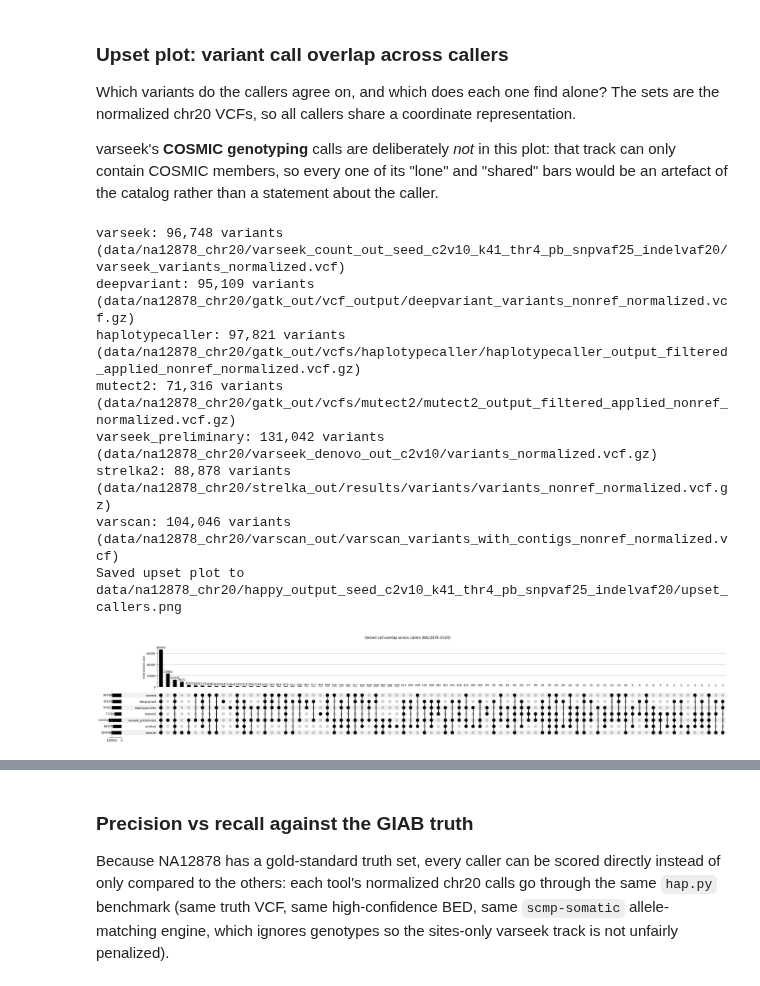
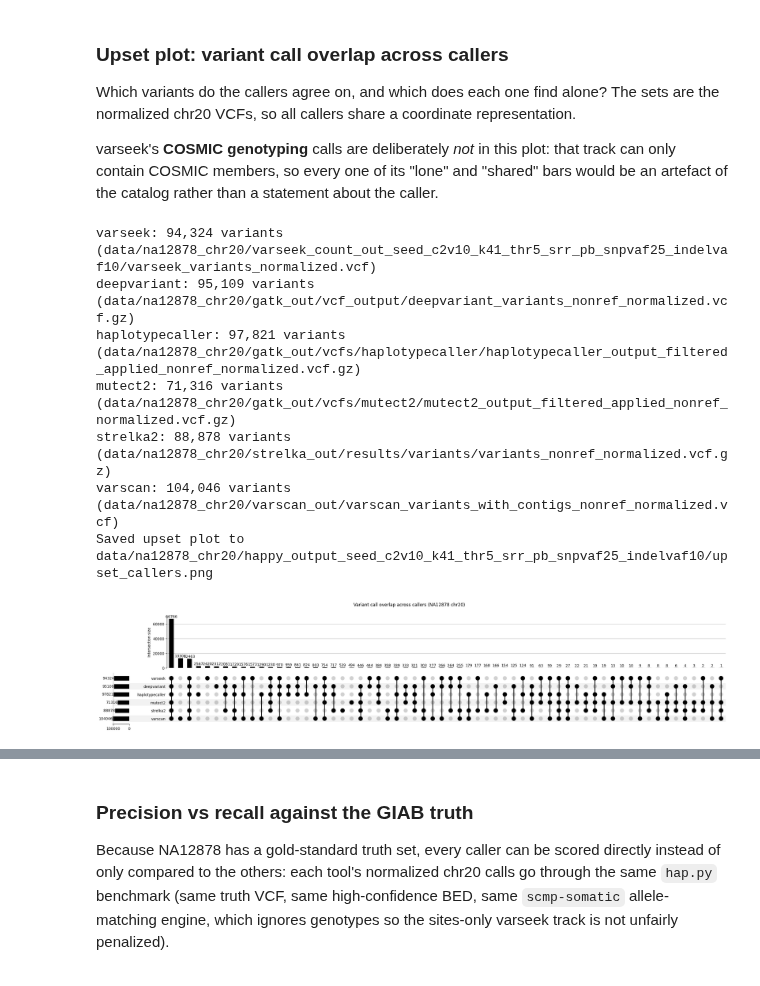
Before and after one commit to pachterlab/varseek-examples, a Jupyter notebook: vk_denovo_na12878.ipynb, the cells around one changed output, grey strips where cells are left out. Saved outputs shown, nothing was run; the diff lists cells and outputs as text; code cells hidden in the pictures.

```diff
--- a/vk_denovo_na12878.ipynb
+++ b/vk_denovo_na12878.ipynb
@@ -95,9 +89,9 @@ remove_alignment_to_reference = False
 pseudobam_validation = True
 check_alignment_position = True
 min_snp_vaf = 0.25
-min_indel_vaf = 0.20
+min_indel_vaf = 0.10
 min_counts_clean = 1
-min_supporting_reads = 4
+min_supporting_reads = 5
 # ==========================================================================
 
 # Output directories are tagged with the parameters that produced them, so changing a setting above cannot silently reuse a previous run's hap.py summary.
@@ -1552,47 +1575,46 @@ def read_variant_set(vcf_path):
 
 
 # Normalized (left-aligned, multiallelic-split) VCFs -> common coordinate representation.
-# `varseek_preliminary` is the vk denovo seed rather than a separate tool; comment it out for a
-# plot of finished call sets only.
+# `varseek_preliminary` is the vk denovo seed rather than a separate tool, so it is left out;
+# uncomment its entry below to put it back in the plot.
 caller_vcfs = {
     "varseek": add_normalized_before_first_dot(varseek_calls_vcf),
     "deepvariant": add_normalized_before_first_dot(insert_suffix_before_first_dot(deepvariant_vcf, "_nonref")),
     "haplotypecaller": add_normalized_before_first_dot(insert_suffix_before_first_dot(haplotypecaller_vcf, "_nonref")),
     "mutect2": add_normalized_before_first_dot(insert_suffix_before_first_dot(mutect2_vcf, "_nonref")),
-    "varseek_preliminary": add_normalized_before_first_dot(variants_vcf),
+    # "varseek_preliminary": add_normalized_before_first_dot(variants_vcf),
     "strelka2": add_normalized_before_first_dot(insert_suffix_before_first_dot(strelka_vcf, "_nonref")),
     "varscan": add_normalized_before_first_dot(insert_suffix_before_first_dot(varscan_vcf, "_nonref")),
 }
 
 caller_sets = {}
 for name, path in caller_vcfs.items():
     s = read_variant_set(path)
     if s is None:
         print(f"WARNING: normalized VCF for {name} not found at {path}; excluding from upset plot.")
         continue
     caller_sets[name] = s
     print(f"{name}: {len(s):,} variants ({path})")
 
 if len(caller_sets) >= 2:
     upset_data = from_contents(caller_sets)
     fig = plt.figure(figsize=(11, 6))
     UpSet(upset_data, subset_size="count", show_counts=True, sort_by="cardinality", sort_categories_by="-input").plot(fig=fig)
     fig.suptitle("Variant call overlap across callers (NA12878 chr20)")
 
     upset_png = os.path.join(happy_out, "upset_callers.png")
     os.makedirs(happy_out, exist_ok=True)
     fig.savefig(upset_png, dpi=150, bbox_inches="tight")
     print(f"Saved upset plot to {upset_png}")
     plt.show()
 else:
     print("Need at least two caller sets to build an upset plot.")
 # %% [output]
-varseek: 96,748 variants (data/na12878_chr20/varseek_count_out_seed_c2v10_k41_thr4_pb_snpvaf25_indelvaf20/varseek_variants_normalized.vcf)
+varseek: 94,324 variants (data/na12878_chr20/varseek_count_out_seed_c2v10_k41_thr5_srr_pb_snpvaf25_indelvaf10/varseek_variants_normalized.vcf)
 deepvariant: 95,109 variants (data/na12878_chr20/gatk_out/vcf_output/deepvariant_variants_nonref_normalized.vcf.gz)
 haplotypecaller: 97,821 variants (data/na12878_chr20/gatk_out/vcfs/haplotypecaller/haplotypecaller_output_filtered_applied_nonref_normalized.vcf.gz)
 mutect2: 71,316 variants (data/na12878_chr20/gatk_out/vcfs/mutect2/mutect2_output_filtered_applied_nonref_normalized.vcf.gz)
-varseek_preliminary: 131,042 variants (data/na12878_chr20/varseek_denovo_out_c2v10/variants_normalized.vcf.gz)
 strelka2: 88,878 variants (data/na12878_chr20/strelka_out/results/variants/variants_nonref_normalized.vcf.gz)
 varscan: 104,046 variants (data/na12878_chr20/varscan_out/varscan_variants_with_contigs_nonref_normalized.vcf)
-Saved upset plot to data/na12878_chr20/happy_output_seed_c2v10_k41_thr4_pb_snpvaf25_indelvaf20/upset_callers.png
+Saved upset plot to data/na12878_chr20/happy_output_seed_c2v10_k41_thr5_srr_pb_snpvaf25_indelvaf10/upset_callers.png
-[figure, old version]
+[figure, new version]
```
Also changed, not shown: parts of 39 cells of this notebook, 17 other files.
